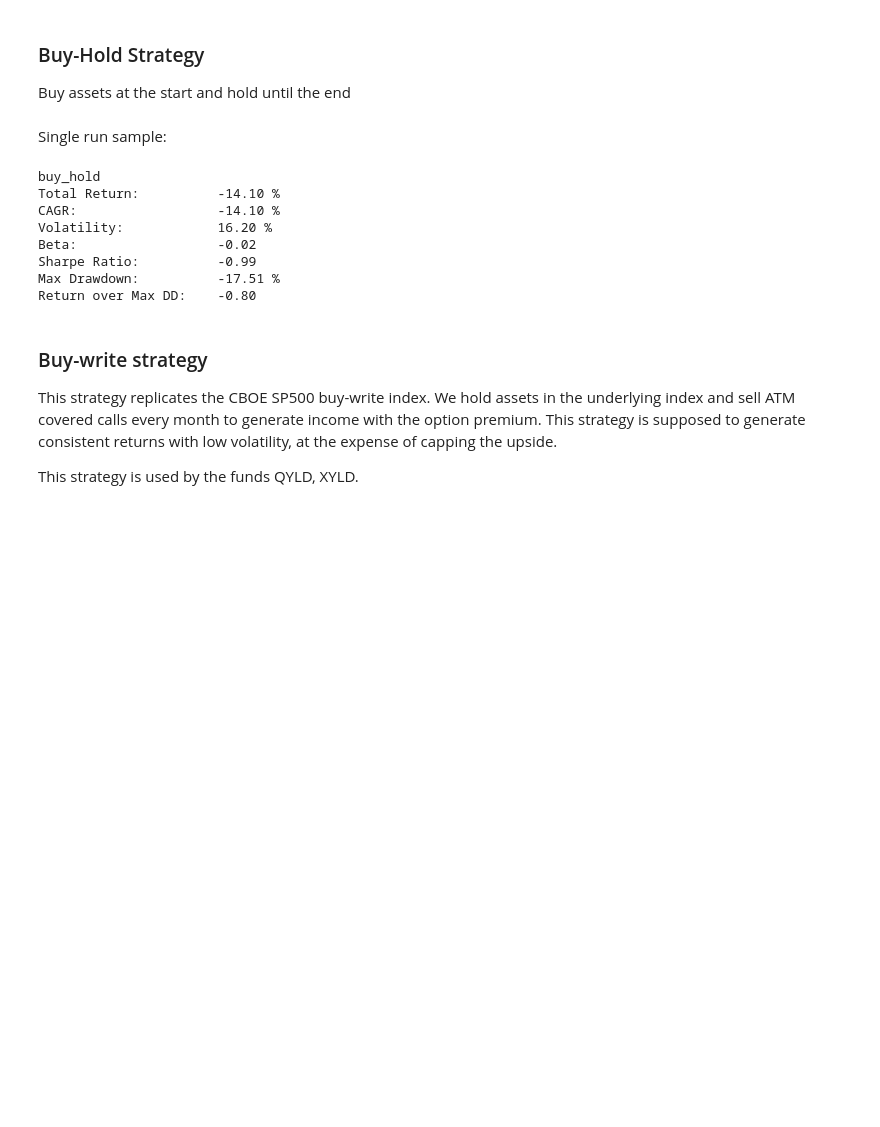
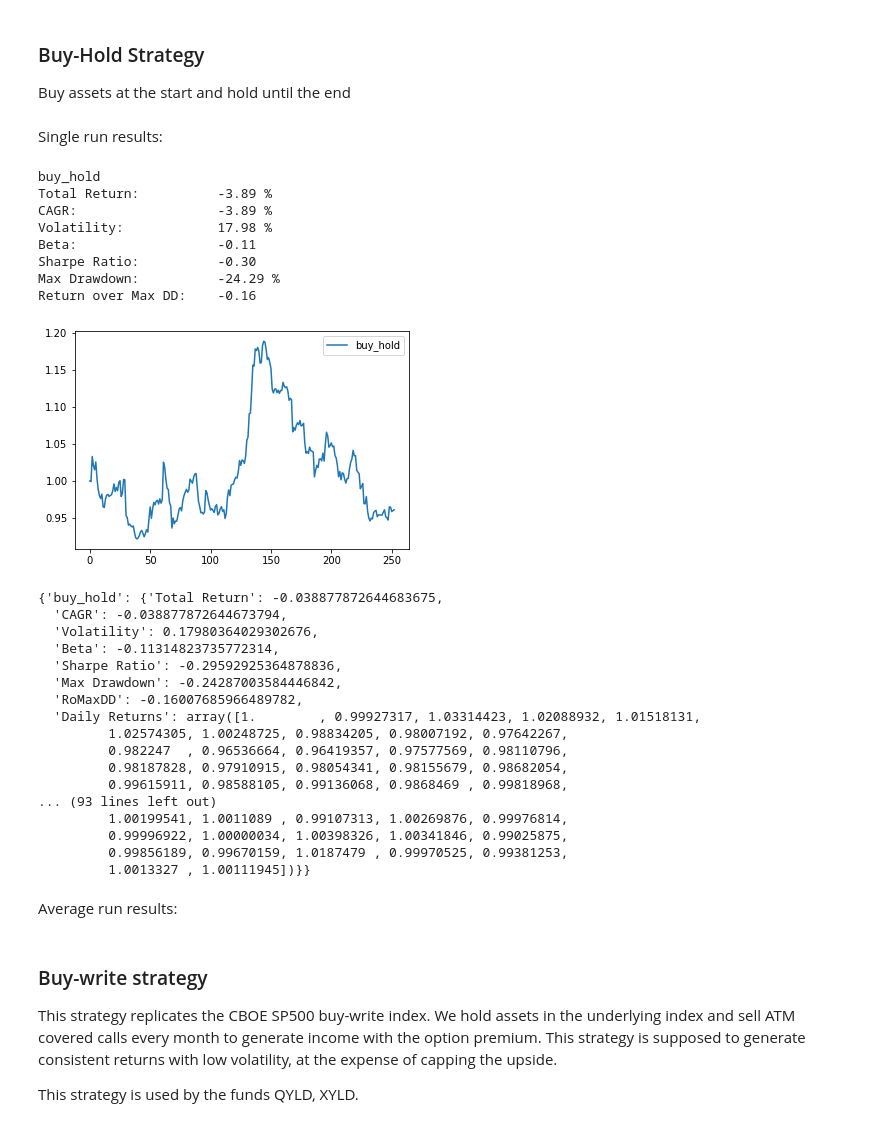
Before and after one commit to ag3nt3154/Quantitative_Finance_Modelling, a Jupyter notebook: Simulation of Strategies/MAIN.ipynb, the cells around one changed output. Saved outputs shown, nothing was run; the diff lists cells and outputs as text; code cells hidden in the pictures; blank space fills up the shorter version.

```diff
--- a/Simulation of Strategies/MAIN.ipynb
+++ b/Simulation of Strategies/MAIN.ipynb
@@ -255,24 +435,38 @@ def buy_hold_strategy(stock_price):
     arr = stock_price/stock_price[0]
     return arr, arr[1:] / arr[:-1]
 # %% [markdown]
-Single run sample:
+Single run results:
-# %%
-rt, ch = buy_hold_strategy(stock_price)
-kpi = get_kpi(rt, ch)
-print('buy_hold')
-print('Total Return:          {:.2f} %'.format(kpi['Total Return'] * 100))
-print('CAGR:                  {:.2f} %'.format(kpi['CAGR'] * 100))
-print('Volatility:            {:.2f} %'.format(kpi['Volatility'] * 100))
-print('Beta:                  {:.2f}'.format(kpi['Beta']))
-print('Sharpe Ratio:          {:.2f}'.format(kpi['Sharpe Ratio']))
-print('Max Drawdown:          {:.2f} %'.format(kpi['Max Drawdown'] * 100))
-print('Return over Max DD:    {:.2f}'.format(kpi['RoMaxDD']))
-# %% [output]
-buy_hold
-Total Return:          -14.10 %
-CAGR:                  -14.10 %
-Volatility:            16.20 %
-Beta:                  -0.02
-Sharpe Ratio:          -0.99
-Max Drawdown:          -17.51 %
-Return over Max DD:    -0.80
+# %%
+def buy_hold_strat_func(stock_price):
+    return {'buy_hold': buy_hold_strategy(stock_price)}
+buy_hold_test = test(buy_hold_strat_func)
+buy_hold_test.single_stock_price_series_expt(laplace_params=laplace_params, display=True)
+# %% [output]
+buy_hold
+Total Return:          -3.89 %
+CAGR:                  -3.89 %
+Volatility:            17.98 %
+Beta:                  -0.11
+Sharpe Ratio:          -0.30
+Max Drawdown:          -24.29 %
+Return over Max DD:    -0.16
+[figure, added]
+{'buy_hold': {'Total Return': -0.038877872644683675,
+  'CAGR': -0.038877872644673794,
+  'Volatility': 0.17980364029302676,
+  'Beta': -0.11314823735772314,
+  'Sharpe Ratio': -0.29592925364878836,
+  'Max Drawdown': -0.24287003584446842,
+  'RoMaxDD': -0.16007685966489782,
+  'Daily Returns': array([1.        , 0.99927317, 1.03314423, 1.02088932, 1.01518131,
+         1.02574305, 1.00248725, 0.98834205, 0.98007192, 0.97642267,
+         0.982247  , 0.96536664, 0.96419357, 0.97577569, 0.98110796,
+         0.98187828, 0.97910915, 0.98054341, 0.98155679, 0.98682054,
+         0.99615911, 0.98588105, 0.99136068, 0.9868469 , 0.99818968,
+... (93 lines left out)
+         1.00199541, 1.0011089 , 0.99107313, 1.00269876, 0.99976814,
+         0.99996922, 1.00000034, 1.00398326, 1.00341846, 0.99025875,
+         0.99856189, 0.99670159, 1.0187479 , 0.99970525, 0.99381253,
+         1.0013327 , 1.00111945])}}
+# %% [markdown]
+Average run results:
```
Also changed, not shown: parts of 14 cells of this notebook, 1 other file.
